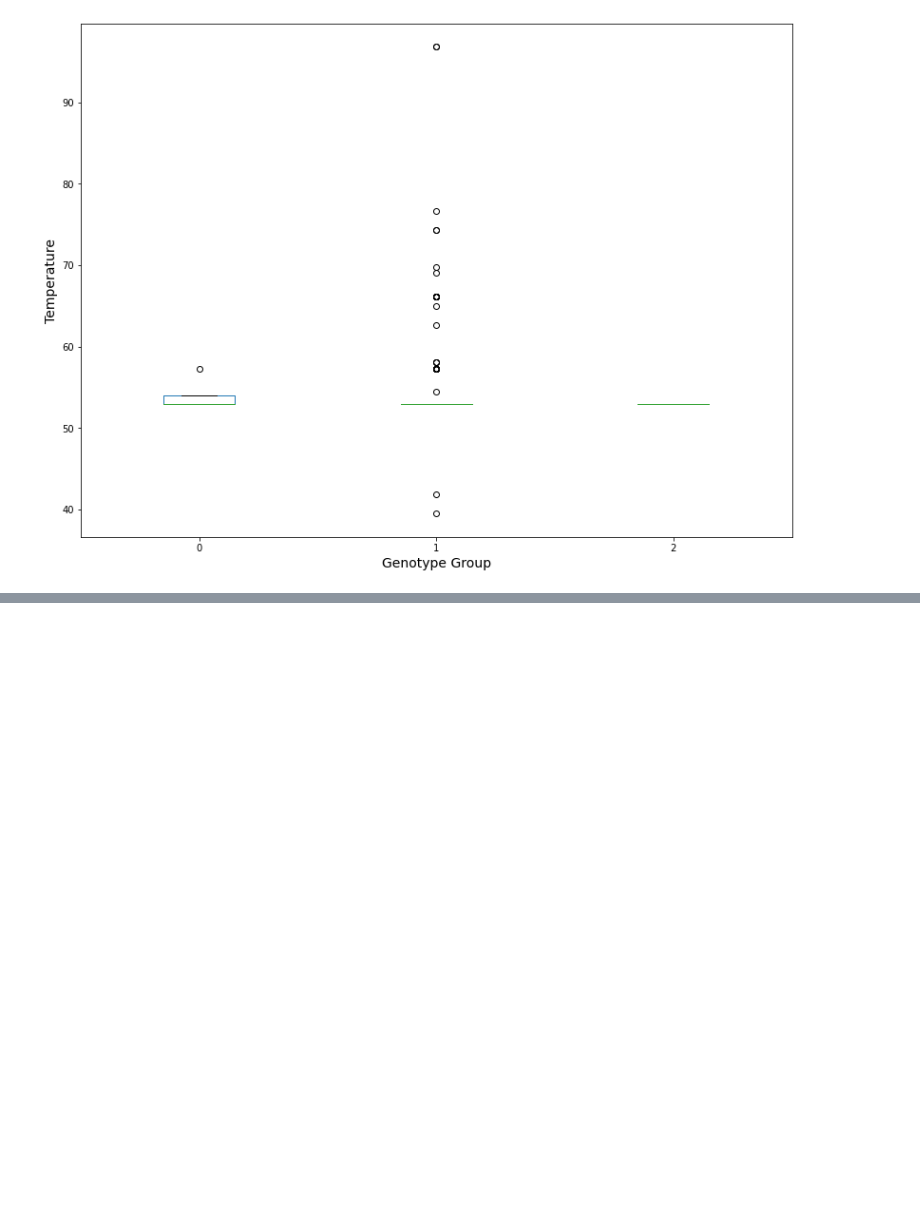
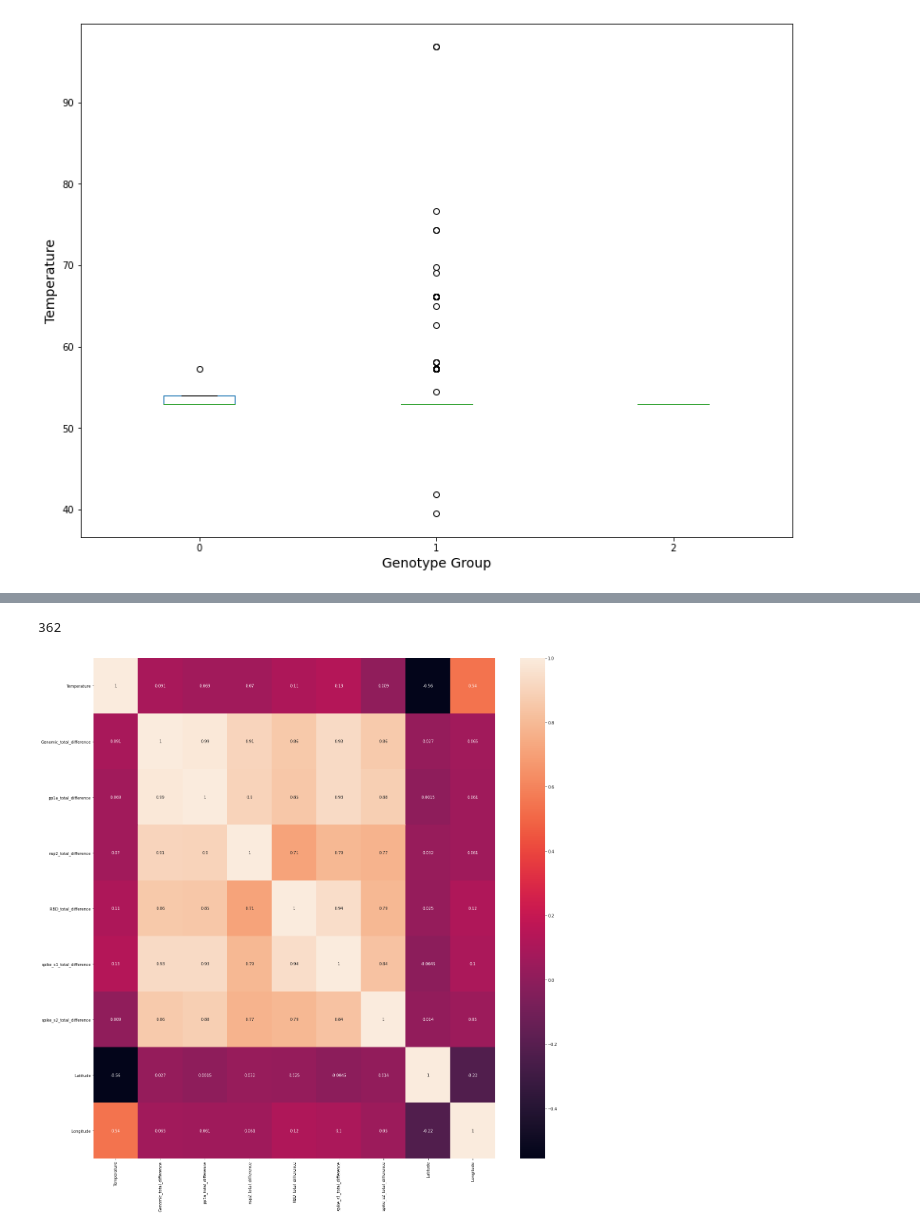
Before and after one commit to DaveIstanto/CPSC567_COVID, a Jupyter notebook: scripts/Coronavirus Project.ipynb, the cells around one changed output, grey strips where cells are left out. Saved outputs shown, nothing was run; the diff lists cells and outputs as text; code cells hidden in the pictures; blank space fills up the shorter version.

```diff
--- a/scripts/Coronavirus Project.ipynb
+++ b/scripts/Coronavirus Project.ipynb
@@ -583,0 +661,12 @@ Text(0.5, 0, 'Genotype Group')
+# %%
+for i in range(len(roi)):
+    print(start, end)
+    gene = roi.loc[i, 'gene']
+    start = roi.loc[i, 'start']
+    end = roi.loc[i, 'end']
+
+    column_name_meta = f'{gene}_total_difference'
+    meta_info.loc[:, column_name_meta] = -1
+    for j in range(len(meta_info)):
+        accession = meta_info.loc[j, 'Accession']
+        meta_info.loc[j, column_name_meta] = get_genetic_change(accession_aligned_seq_dict[accession], start=start, end=end)
@@ -583,0 +696,18 @@ Text(0.5, 0, 'Genotype Group')
+# %%
+countrytolat_dict = {"Australia": -25.274398, "Brazil": -14.235004, "Colombia": 4.570868, "China": 35.86166, "Finland": 61.92411, "India": 20.593684, "Italy": 41.87194, "Japan": 36.204824,
+"Nepal": 28.39486, "Pakistan": 30.375321, "Peru": -9.189967, "South Korea": -1.940278, "Spain": 40.463667, "Sweden": 60.128161, "Taiwan": 23.69781, "USA": 37.09024, "Viet Nam": 14.058324}
+countrytolong_dict = {"Australia": 133.775136, "Brazil": -51.92528, "Colombia": -74.297333, "China": 104.195397, "Finland": 25.748151, "India": 78.96288, "Italy": 12.56738, "Japan": 138.252924,
+"Nepal": 84.124008, "Pakistan": 69.345116, "Peru": -75.015152, "South Korea": 29.873888, "Spain": -3.74922, "Sweden": 18.643501, "Taiwan": 120.960515, "USA": -95.712891, "Viet Nam": 108.277199}
+countrytotemp_dict = {"Australia": 69.8, "Brazil": 76.7, "Colombia": 65, "China": 57.3, "Finland": 39.5, "India": 96.8, "Italy": 54.5, "Japan": 58.1,
+"Nepal": 70, "Pakistan": 74.3, "Peru": 69.1, "South Korea": 62.6, "Spain": 66.2, "Sweden": 41.9, "Taiwan": 72.3, "USA": 52.9, "Vietnam": 94}
+# %%
+def get_lat_long(country_dict, country):
+    if country in country_dict:
+        return country_dict[country]
+
+    else:
+        return None
+
+meta_info.loc[:, 'Latitude'] = np.vectorize(get_lat_long)(countrytolat_dict, meta_info.loc[:, 'Geo_Location'])
+meta_info.loc[:, 'Longitude'] = np.vectorize(get_lat_long)(countrytolong_dict, meta_info.loc[:, 'Geo_Location'])
+meta_info.loc[:, 'Temperature'] = np.vectorize(get_lat_long)(countrytotemp_dict, meta_info.loc[:, 'Geo_Location'])
@@ -583,0 +736,18 @@ Text(0.5, 0, 'Genotype Group')
+# %%
+meta_info = meta_info.loc[meta_info.loc[:, 'Geo_Location'].isin(list(countrytolat_dict.keys())), :]
+# %%
+len(meta_info)
+# %% [output]
+362
+# %%
+# Do pearson correlation
+import seaborn as sns
+corr_data = meta_info.iloc[:, 6:].corr(method='pearson')
+cmap = sns.diverging_palette(220, 10, as_cmap=True)
+plt.figure(figsize=(20,20))
+sns.heatmap(corr_data, annot=True)
+plt.tight_layout()
+plt.savefig('../presentation/pearson_plot_epi.png')
+# -0.022 for genomic total change vs temperature
+# %% [output]
+[figure, added]
```
Also changed, not shown: parts of 12 cells of this notebook, 7 other files.
